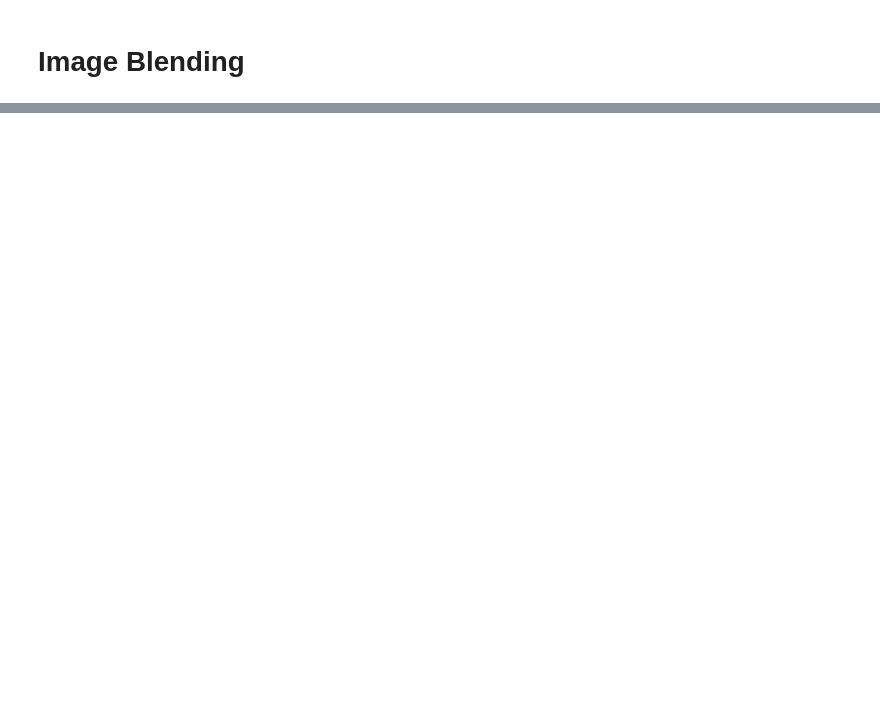
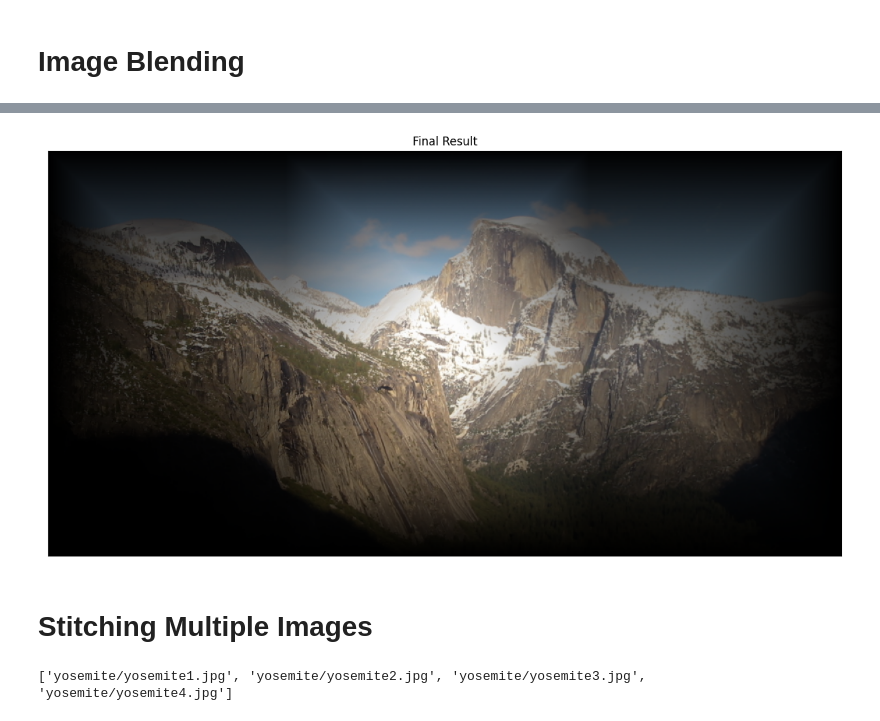
Before and after one commit to mattdo-dev/trivial-panaroma-stitching, a Jupyter notebook: panorama.ipynb, the cells around one changed output, grey strips where cells are left out. Drawn from its saved outputs; the diff is of its cells as text; code cells hidden in the pictures; blank space fills up the shorter version.

```diff
--- a/panorama.ipynb
+++ b/panorama.ipynb
@@ -78,0 +115,39 @@ warp[img2.shape[0] - img1.shape[0]:, :img1.shape[1], :] = img2[:img1.shape[0], :
+# %%
+# Plot final result
+result = panorama1 * get_distance_transform(panorama1) + panorama2 * get_distance_transform(panorama2)
+
+rows, cols = np.where(result[:, :, 0] != 0)
+min_row, max_row = min(rows), max(rows)
+min_col, max_col = min(cols), max(cols)
+
+final_result = result[min_row:max_row, min_col:max_col, :]
+final_result_normalized = final_result * 255.0 / final_result.max()
+
+fig5, ax = plt.subplots(1, 1, figsize=(15, 10))
+ax.imshow(final_result_normalized.astype(np.uint8))
+ax.set_title('Final Result'), ax.set_xticks([]), ax.set_yticks([])
+plt.show()
+# %% [output]
+[figure, added]
+# %% [markdown]
+# Stitching Multiple Images
+# %%
+import os
+
+def get_image_paths(directory):
+    """
+    Get all image paths in a directory
+    Input:
+        directory: str, directory path
+    Output:
+        image_paths: list of str, list of image paths
+    """
+    image_paths = []
+    for file in os.listdir(directory):
+        if file.endswith(".jpg"):
+            image_paths.append(os.path.join(directory, file))
+    return image_paths
+
+print(get_image_paths('yosemite/'))
+# %% [output]
+['yosemite/yosemite1.jpg', 'yosemite/yosemite2.jpg', 'yosemite/yosemite3.jpg', 'yosemite/yosemite4.jpg']
```
Also changed, not shown: parts of 6 cells of this notebook.
